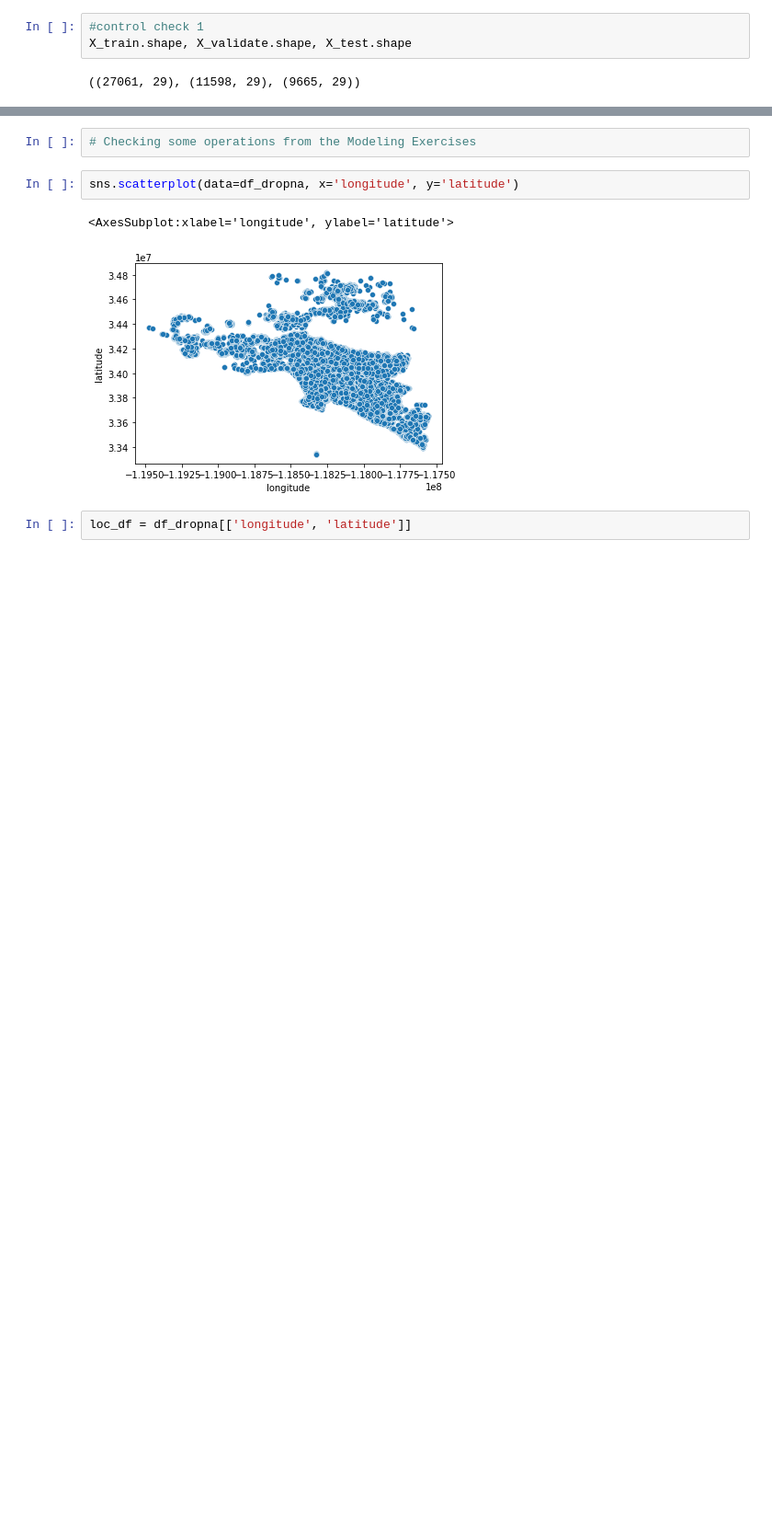
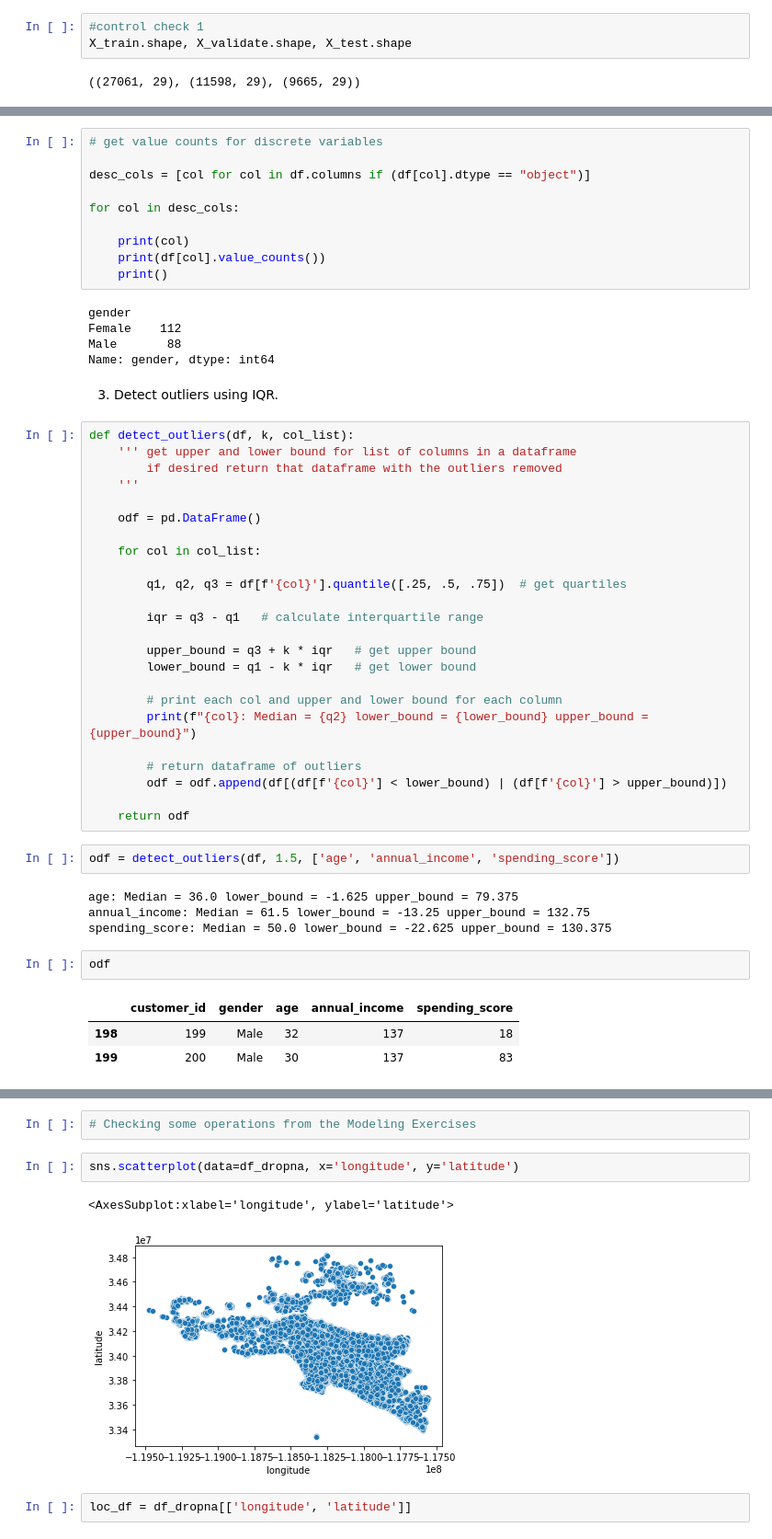
Before and after one commit to albertopuentes/clustering-exercises, a Jupyter notebook: Zillow.ipynb, the cells around one changed output, grey strips where cells are left out. Shown at 92% size. Saved outputs shown, nothing was run; the diff lists cells and outputs as text; blank space fills up the shorter version.

```diff
--- a/Zillow.ipynb
+++ b/Zillow.ipynb
@@ -529,0 +584,53 @@ X_train.shape, X_validate.shape, X_test.shape
+# %%
+# get value counts for discrete variables
+
+desc_cols = [col for col in df.columns if (df[col].dtype == "object")]
+
+for col in desc_cols:
+
+    print(col)
+    print(df[col].value_counts())
+    print()
+# %% [output]
+gender
+Female    112
+Male       88
+Name: gender, dtype: int64
+# %% [markdown]
+3) Detect outliers using IQR.
+# %%
+def detect_outliers(df, k, col_list):
+    ''' get upper and lower bound for list of columns in a dataframe
+        if desired return that dataframe with the outliers removed
+    '''
+
+    odf = pd.DataFrame()
+
+    for col in col_list:
+
+        q1, q2, q3 = df[f'{col}'].quantile([.25, .5, .75])  # get quartiles
+
+        iqr = q3 - q1   # calculate interquartile range
+
+        upper_bound = q3 + k * iqr   # get upper bound
+        lower_bound = q1 - k * iqr   # get lower bound
+
+        # print each col and upper and lower bound for each column
+        print(f"{col}: Median = {q2} lower_bound = {lower_bound} upper_bound = {upper_bound}")
+
+        # return dataframe of outliers
+        odf = odf.append(df[(df[f'{col}'] < lower_bound) | (df[f'{col}'] > upper_bound)])
+
+    return odf
+# %%
+odf = detect_outliers(df, 1.5, ['age', 'annual_income', 'spending_score'])
+# %% [output]
+age: Median = 36.0 lower_bound = -1.625 upper_bound = 79.375
+annual_income: Median = 61.5 lower_bound = -13.25 upper_bound = 132.75
+spending_score: Median = 50.0 lower_bound = -22.625 upper_bound = 130.375
+# %%
+odf
+# %% [output]
+|  | customer_id | gender | age | annual_income | spending_score |
+| 198 | 199 | Male | 32 | 137 | 18 |
+| 199 | 200 | Male | 30 | 137 | 83 |
```
Also changed, not shown: parts of 22 cells of this notebook.
